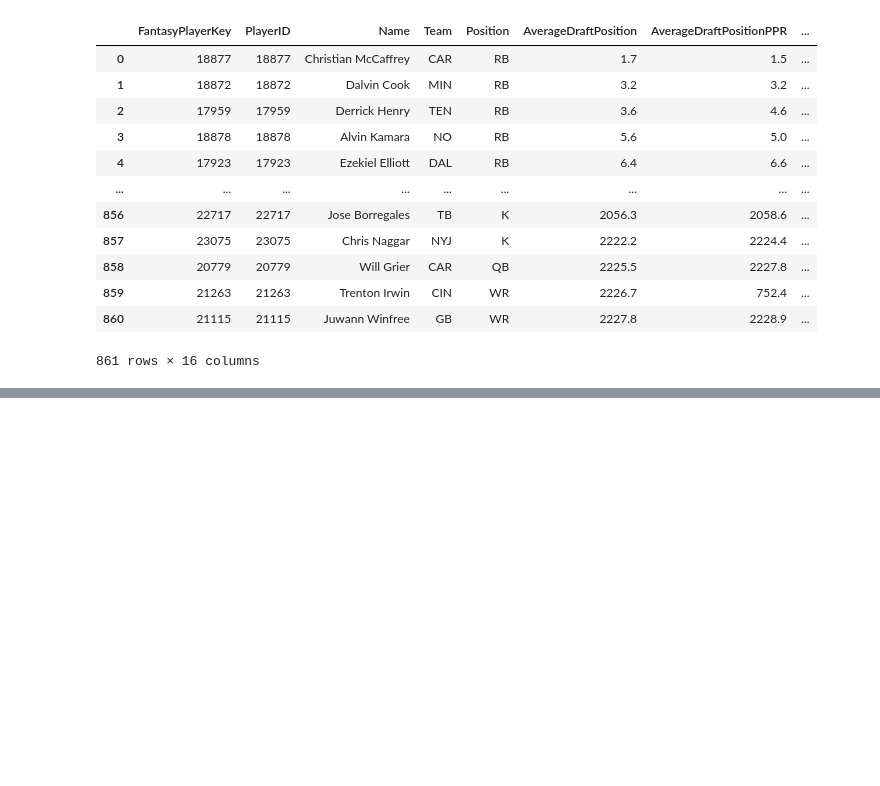
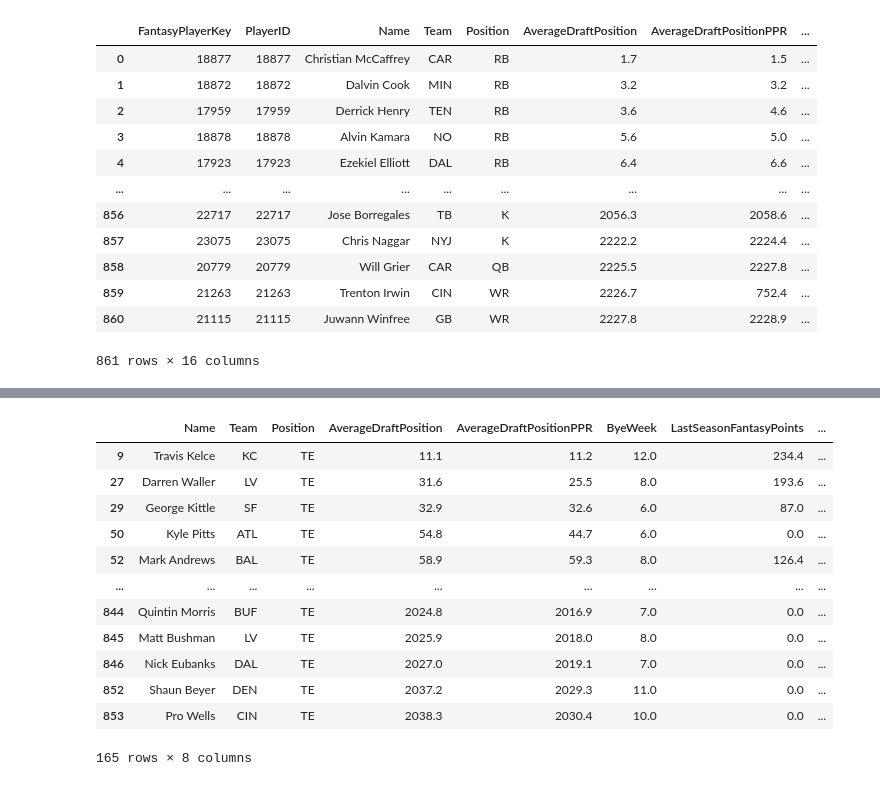
Before and after one commit to TBG1006/Fantasy-Football, a Jupyter notebook: Fantasy Football ADP DATA.ipynb, the cells around one changed output, grey strips where cells are left out. Cells and saved outputs as stored; diff of their text form; code cells hidden in the pictures; blank space fills up the shorter version.

```diff
--- a/Fantasy Football ADP DATA.ipynb
+++ b/Fantasy Football ADP DATA.ipynb
@@ -48,0 +119,22 @@ df= pd.read_json(f"https://api.sportsdata.io/v3/nfl/stats/json/FantasyPlayers?ke
+# %%
+#BY
+#Create Data Frame that will be used to create table of all stats for each posiiton (5 total)
+#TE
+
+TE = df.drop(columns =["FantasyPlayerKey", "PlayerID","AuctionValue","AuctionValuePPR","AverageDraftPositionIDP","AverageDraftPositionRookie","AverageDraftPositionDynasty","AverageDraftPosition2QB"])
+TE_df = TE.loc[TE["Position"]=="TE"]
+TE_df
+# %% [output]
+|  | Name | Team | Position | AverageDraftPosition | AverageDraftPositionPPR | ByeWeek | LastSeasonFantasyPoints | ... |
+| 9 | Travis Kelce | KC | TE | 11.1 | 11.2 | 12.0 | 234.4 | ... |
+| 27 | Darren Waller | LV | TE | 31.6 | 25.5 | 8.0 | 193.6 | ... |
+| 29 | George Kittle | SF | TE | 32.9 | 32.6 | 6.0 | 87.0 | ... |
+| 50 | Kyle Pitts | ATL | TE | 54.8 | 44.7 | 6.0 | 0.0 | ... |
+| 52 | Mark Andrews | BAL | TE | 58.9 | 59.3 | 8.0 | 126.4 | ... |
+| ... | ... | ... | ... | ... | ... | ... | ... | ... |
+| 844 | Quintin Morris | BUF | TE | 2024.8 | 2016.9 | 7.0 | 0.0 | ... |
+| 845 | Matt Bushman | LV | TE | 2025.9 | 2018.0 | 8.0 | 0.0 | ... |
+| 846 | Nick Eubanks | DAL | TE | 2027.0 | 2019.1 | 7.0 | 0.0 | ... |
+| 852 | Shaun Beyer | DEN | TE | 2037.2 | 2029.3 | 11.0 | 0.0 | ... |
+| 853 | Pro Wells | CIN | TE | 2038.3 | 2030.4 | 10.0 | 0.0 | ... |
+165 rows × 8 columns
```
Also changed, not shown: parts of 29 cells of this notebook, 3 other files.
